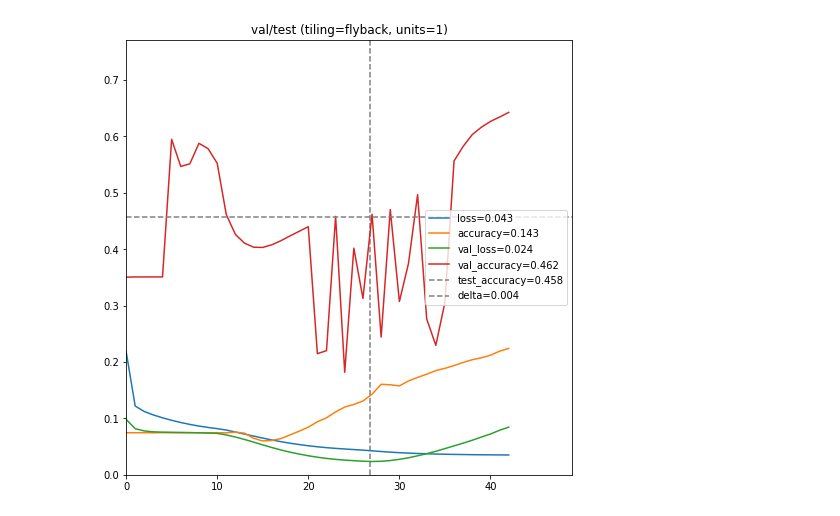
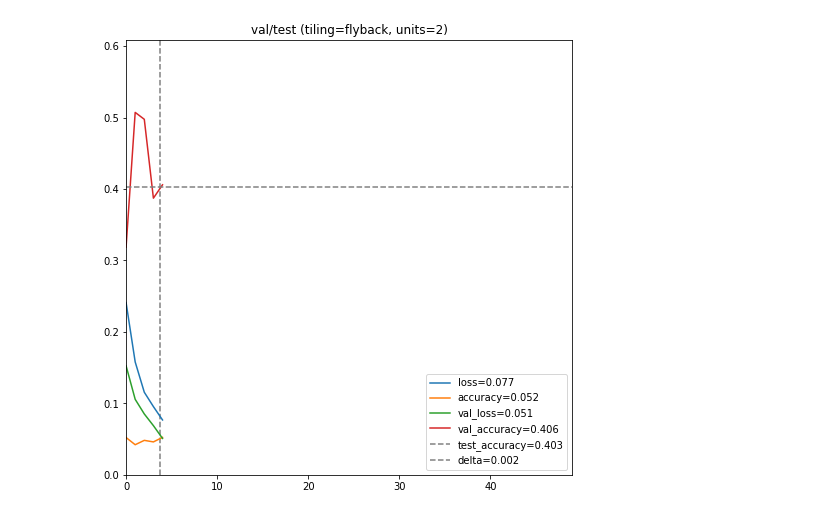
Before and after one commit to LanceNorskog/deep-scurve, a Jupyter notebook: notebooks/Scurve_MNIST_Demo.ipynb, the cells around one changed output. Cells and saved outputs as stored; diff of their text form; code cells hidden in the pictures.

```diff
--- a/notebooks/Scurve_MNIST_Demo.ipynb
+++ b/notebooks/Scurve_MNIST_Demo.ipynb
@@ -99,6 +110,8 @@ Downloading data from https://storage.googleapis.com/tensorflow/tf-keras-dataset
 def train(units, tiling, epochs=30):
     x_train1 = remap(x_train[0:num_train], tiling)
     x_test1 = remap(x_test[0:num_test], tiling)
+    pix_in = remap(x_test[0:7], tiling)
+    labels = y_test[0:7]
 
     model = Sequential()
     model.add(layers.Input(shape=(x_train1.shape[1:])))
@@ -114,24 +127,21 @@ def train(units, tiling, epochs=30):
     model.compile(loss='mse', optimizer=opt,
                 metrics=['accuracy'])
     history = model.fit(x_train1, x_train1, epochs=epochs, validation_split=0.2,
-                callbacks=[tf.keras.callbacks.EarlyStopping(monitor='val_loss', mode='min', min_delta=0.00015, verbose=1, patience=15, restore_best_weights=True)],
+                callbacks=[tf.keras.callbacks.EarlyStopping(monitor='val_loss', mode='min', min_delta=0.00015, verbose=1, patience=2, restore_best_weights=True)],
                 batch_size=batchsize, verbose=2)
     eval = model.evaluate(x=x_test1, y=x_test1, batch_size=256)
-    return {'units':str(units), 'tiling':tiling, 'history':history.history, 'test_loss': eval[0], 'test_accuracy': eval[1]}
+    pix_out = model.predict(pix_in)
+    images = remap(pix_out, tiling, inverted=True)
+    return {'units':str(units), 'tiling':tiling, 'history':history.history, 'test_loss': eval[0], 'test_accuracy': eval[1], 'pix':images, 'labels':labels}
 # %%
 # This notebook takes several hours to run on Colab, and Colab will probably kill it as a Bitcoin miner.
 # Store cached data and plot that.
 allhist = {}
-if not use_cached:
-    for units in [1,2,4]:
-        allhist[units] = {}
-        for tiling in ['flyback', 'hilbert']:
-            print('Units=%d, Tiling=%s' % (units, tiling))
-            allhist[units][tiling] = train(units, tiling, epochs=50)
-            print(allhist)
-    for units in [8,16,32]:
-        allhist[units] = {}
-        for tiling in ['flyback', 'hilbert']:
-            print('Units=%d, Tiling=%s' % (units, tiling))
-            allhist[units][tiling] = train(units, tiling, epochs=30)
-            print(allhist)
+models = {}
+for units in [1,2,4,8,16]:
+    allhist[units] = {}
+    models[units] = {}
+    for tiling in ['flyback', 'hilbert']:
+        print('Units=%d, Tiling=%s' % (units, tiling))
+        if not (units in allhist and tiling in allhist[units]):
+            allhist[units][tiling] = train(units, tiling, epochs=5)
@@ -221,25 +249,25 @@ def plot(ax, units, tiling, history, test_loss, test_accuracy, epochs, extra=Fal
     sname.append('{}={:01.3f}'.format('test_accuracy', test_accuracy))
     sname.append('{}={:01.3f}'.format('delta', np.abs(test_accuracy - history['val_accuracy'][marki])))
     if extra:
-        placement = 'center right'
+        placement = 'lower right'
     else:
         placement = 'lower right'
     ax.legend(sname, loc=placement)
 # %%
 #@title
 units = np.max(list(allhist.keys()))
 
 fig, ax1 = plt.subplots(1,1,
                          figsize=[8, 8], sharex=True, sharey=True)
-units=1
+units=2
 tiling='flyback'
 epochs=50
 data = allhist[units][tiling]
 plt.xlim([0.0, epochs-1])
 plt.ylim([0.0, np.max(data['history']['val_accuracy']) * 1.2])
 plot(ax1, units, tiling, data['history'], data['test_loss'], data['test_accuracy'], epochs, extra=True)
 # %% [output]
-[figure, old version]
+[figure, new version]
 # %%
 #@title
 def plot_set(allhist, epochs, units_list):
```
Also changed, not shown: parts of 23 cells of this notebook.
